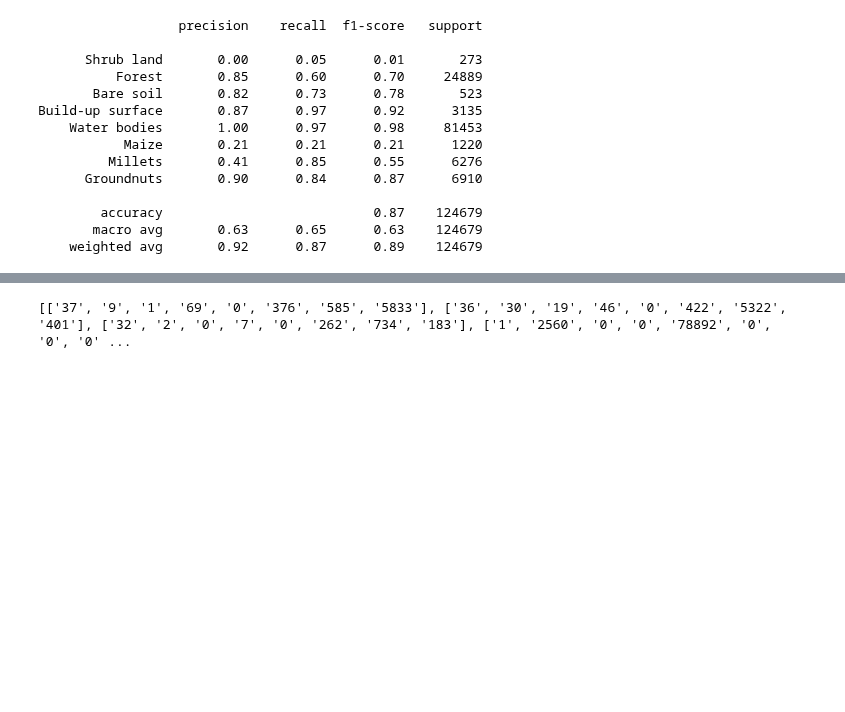
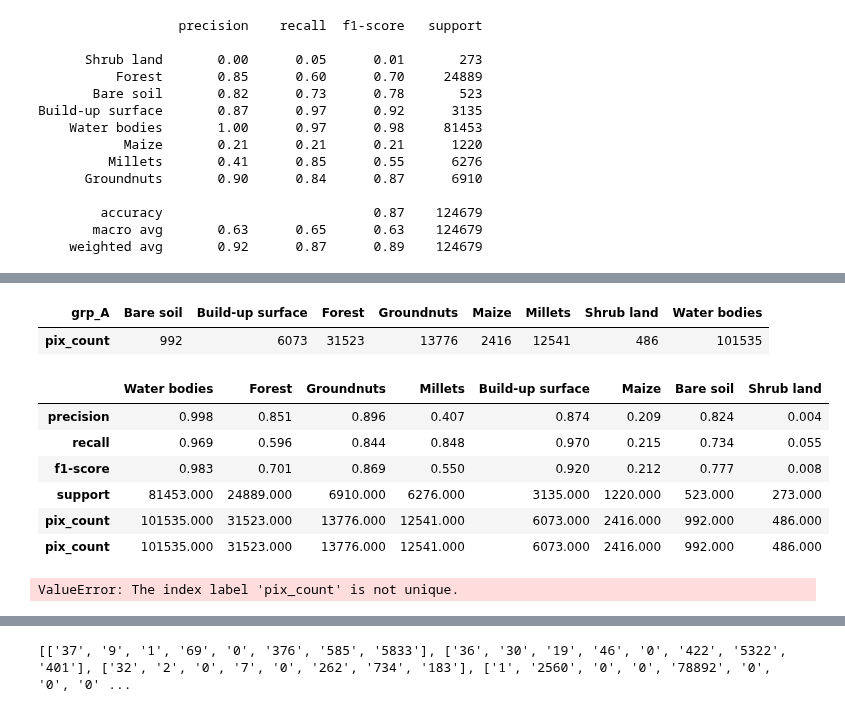
Before and after one commit to nicolasdeffense/eo-toolbox, a Jupyter notebook: notebooks_working/Sen4Stat/accuracy_metrics.ipynb, the cells around one changed output, grey strips where cells are left out. Saved outputs shown, nothing was run; the diff lists cells and outputs as text; code cells hidden in the pictures; blank space fills up the shorter version.

```diff
--- a/notebooks_working/Sen4Stat/accuracy_metrics.ipynb
+++ b/notebooks_working/Sen4Stat/accuracy_metrics.ipynb
@@ -109,3 +95,13 @@ Build-up surface       0.87      0.97      0.92      3135
         accuracy                           0.87    124679
        macro avg       0.63      0.65      0.63    124679
     weighted avg       0.92      0.87      0.89    124679
+# %%
+shp_prepro = '/export/projects/Sen4Stat/WORK/IN_SITU/SITE_41/SEN_2021_SITE_41_buf_0_prepro.shp'
+code_field = 'grp_A'
+
+gdf = gpd.read_file(shp_prepro)
+
+gdf['pix_count'] = gdf['pix_count'].astype(int)
+
+nb_df = gdf.groupby(code_field)['pix_count'].agg('sum').to_frame().reset_index()
+nb_df
@@ -133,3 +143,26 @@ am_df
+# %%
+nb_df_1 = nb_df[nb_df['grp_A'].isin(class_name)].set_index('grp_A').transpose()
+
+display(nb_df_1)
+
+am_df = pd.concat([am_df, nb_df_1])
+
+display(am_df)
+
+am_df = am_df.sort_values(by='pix_count', ascending=False, axis=1)
+
+am_df
+# %% [output]
+| grp_A | Bare soil | Build-up surface | Forest | Groundnuts | Maize | Millets | Shrub land | Water bodies |
+| pix_count | 992 | 6073 | 31523 | 13776 | 2416 | 12541 | 486 | 101535 |
+|  | Water bodies | Forest | Groundnuts | Millets | Build-up surface | Maize | Bare soil | Shrub land |
+| precision | 0.998 | 0.851 | 0.896 | 0.407 | 0.874 | 0.209 | 0.824 | 0.004 |
+| recall | 0.969 | 0.596 | 0.844 | 0.848 | 0.970 | 0.215 | 0.734 | 0.055 |
+| f1-score | 0.983 | 0.701 | 0.869 | 0.550 | 0.920 | 0.212 | 0.777 | 0.008 |
+| support | 81453.000 | 24889.000 | 6910.000 | 6276.000 | 3135.000 | 1220.000 | 523.000 | 273.000 |
+| pix_count | 101535.000 | 31523.000 | 13776.000 | 12541.000 | 6073.000 | 2416.000 | 992.000 | 486.000 |
+| pix_count | 101535.000 | 31523.000 | 13776.000 | 12541.000 | 6073.000 | 2416.000 | 992.000 | 486.000 |
+ValueError: The index label 'pix_count' is not unique.
 # %%
 site_nb = '41'
 
```
Also changed, not shown: parts of 5 cells of this notebook, 2 other files.
